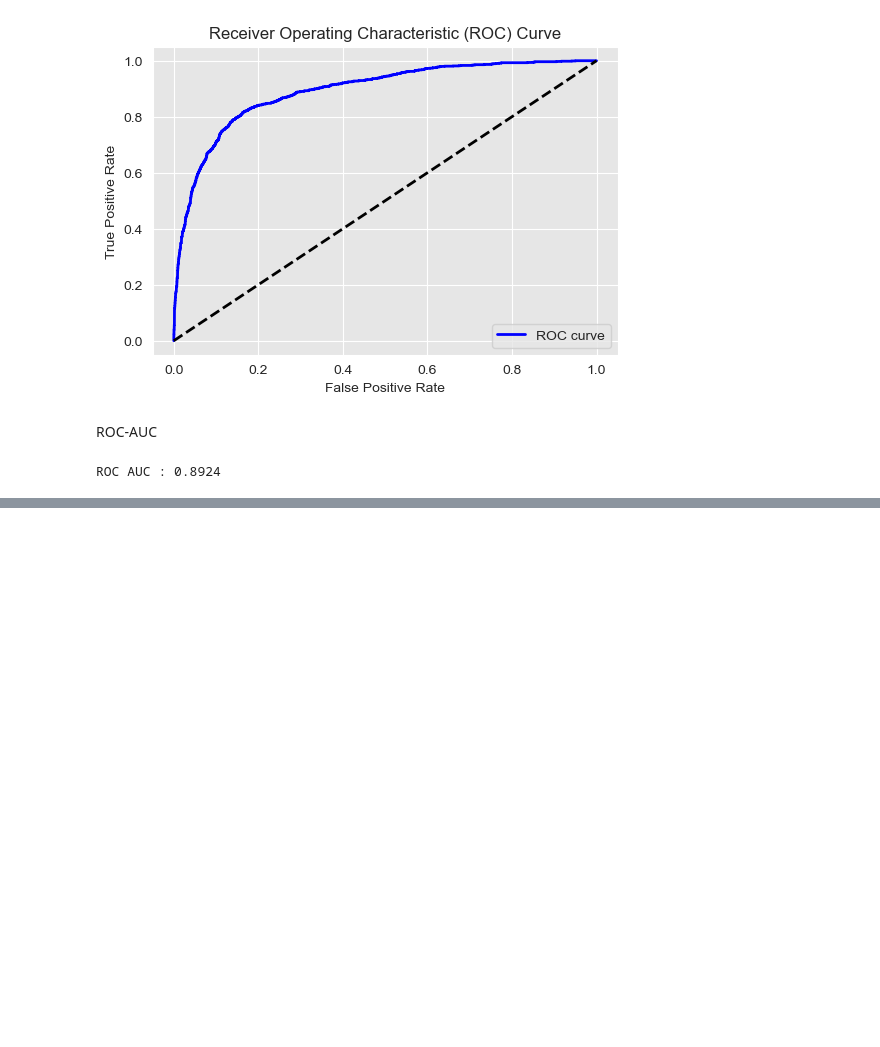
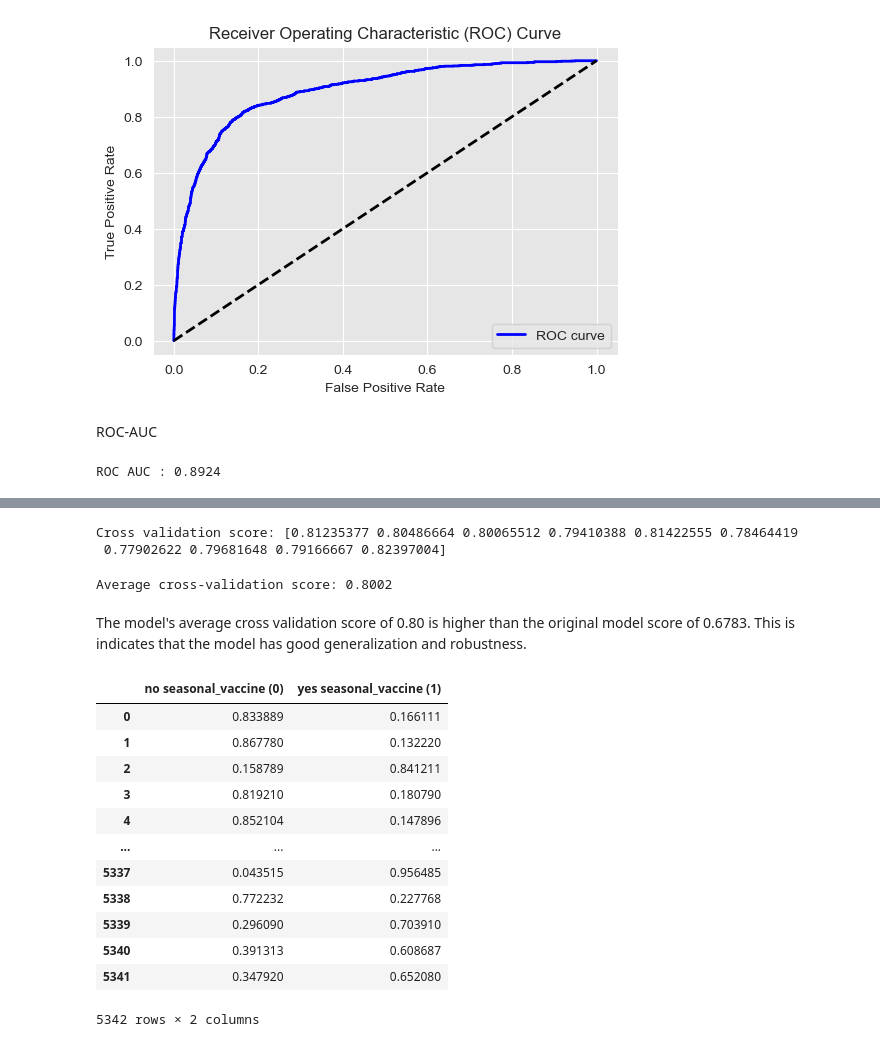
Before and after one commit to AwuorJ/Machine_Learning_Analysis_of_Gaps_in_Africas_Global_Health_Crisis_Response, a Jupyter notebook: workbook.ipynb, the cells around one changed output, grey strips where cells are left out. Cells and saved outputs as stored; diff of their text form; code cells hidden in the pictures; blank space fills up the shorter version.

```diff
--- a/workbook.ipynb
+++ b/workbook.ipynb
@@ -615,0 +727,37 @@ ROC AUC : 0.8924
+# %%
+# K-fold cross validation
+from sklearn.model_selection import cross_val_score
+
+scores = cross_val_score(logreg001, X_train, y_train, cv=10, scoring= 'accuracy')
+
+print('Cross validation score: {}'.format(scores))
+# %% [output]
+Cross validation score: [0.81235377 0.80486664 0.80065512 0.79410388 0.81422555 0.78464419
+ 0.77902622 0.79681648 0.79166667 0.82397004]
+# %%
+print('Average cross-validation score: {:.4f}'.format(scores.mean()))
+# %% [output]
+Average cross-validation score: 0.8002
+# %% [markdown]
+The model's average cross validation score of 0.80 is higher than the original model score of 0.6783. This is indicates that the model has good generalization and robustness.
+# %%
+# Check the probabilities of y_pred
+
+y_pred_prob = logreg001.predict_proba(X_test)
+
+y_pred_prob_df = pd.DataFrame(data= y_pred_prob, columns=['no seasonal_vaccine (0)', 'yes seasonal_vaccine (1)'])
+y_pred_prob_df
+# %% [output]
+|  | no seasonal_vaccine (0) | yes seasonal_vaccine (1) |
+| 0 | 0.833889 | 0.166111 |
+| 1 | 0.867780 | 0.132220 |
+| 2 | 0.158789 | 0.841211 |
+| 3 | 0.819210 | 0.180790 |
+| 4 | 0.852104 | 0.147896 |
+| ... | ... | ... |
+| 5337 | 0.043515 | 0.956485 |
+| 5338 | 0.772232 | 0.227768 |
+| 5339 | 0.296090 | 0.703910 |
+| 5340 | 0.391313 | 0.608687 |
+| 5341 | 0.347920 | 0.652080 |
+5342 rows × 2 columns
```
Also changed, not shown: parts of 24 cells of this notebook.
